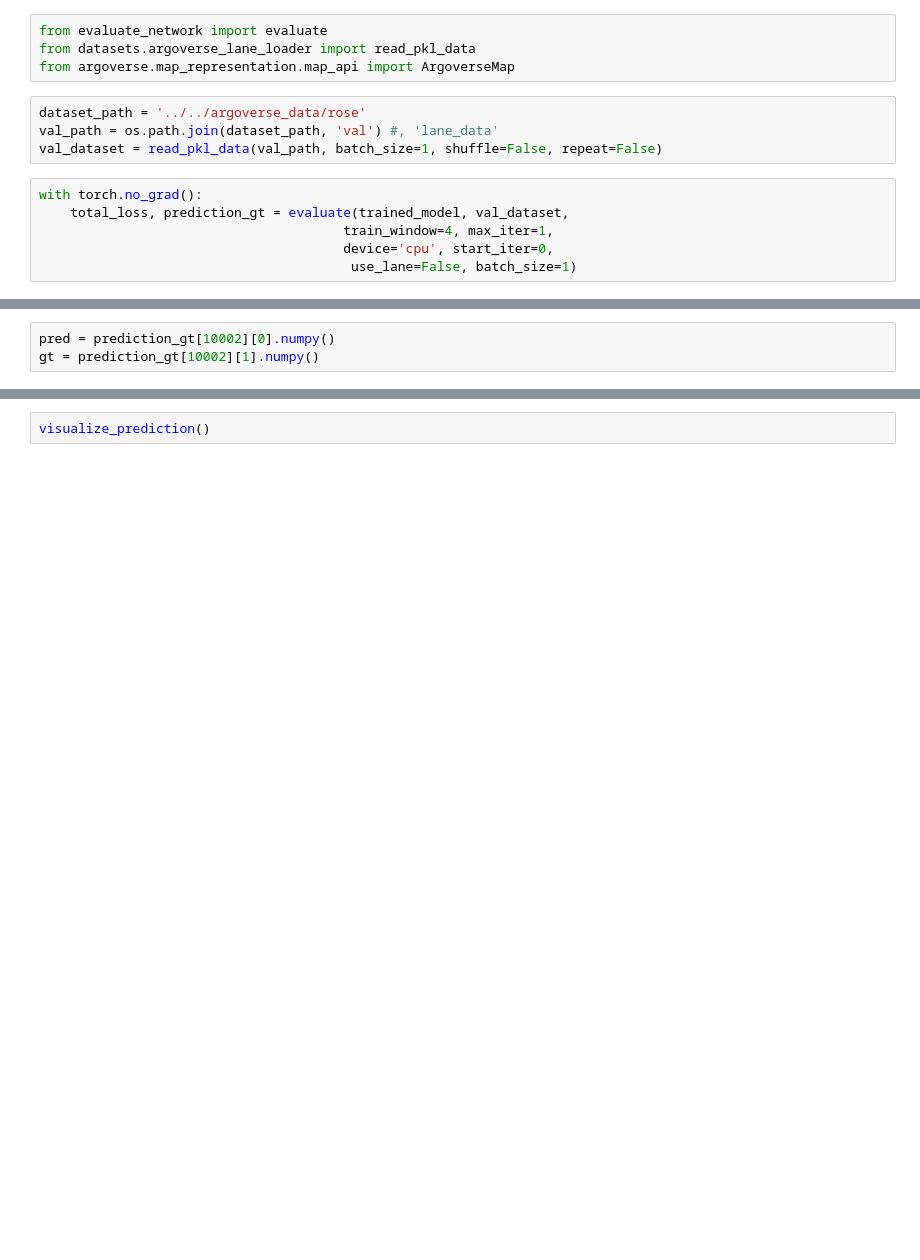
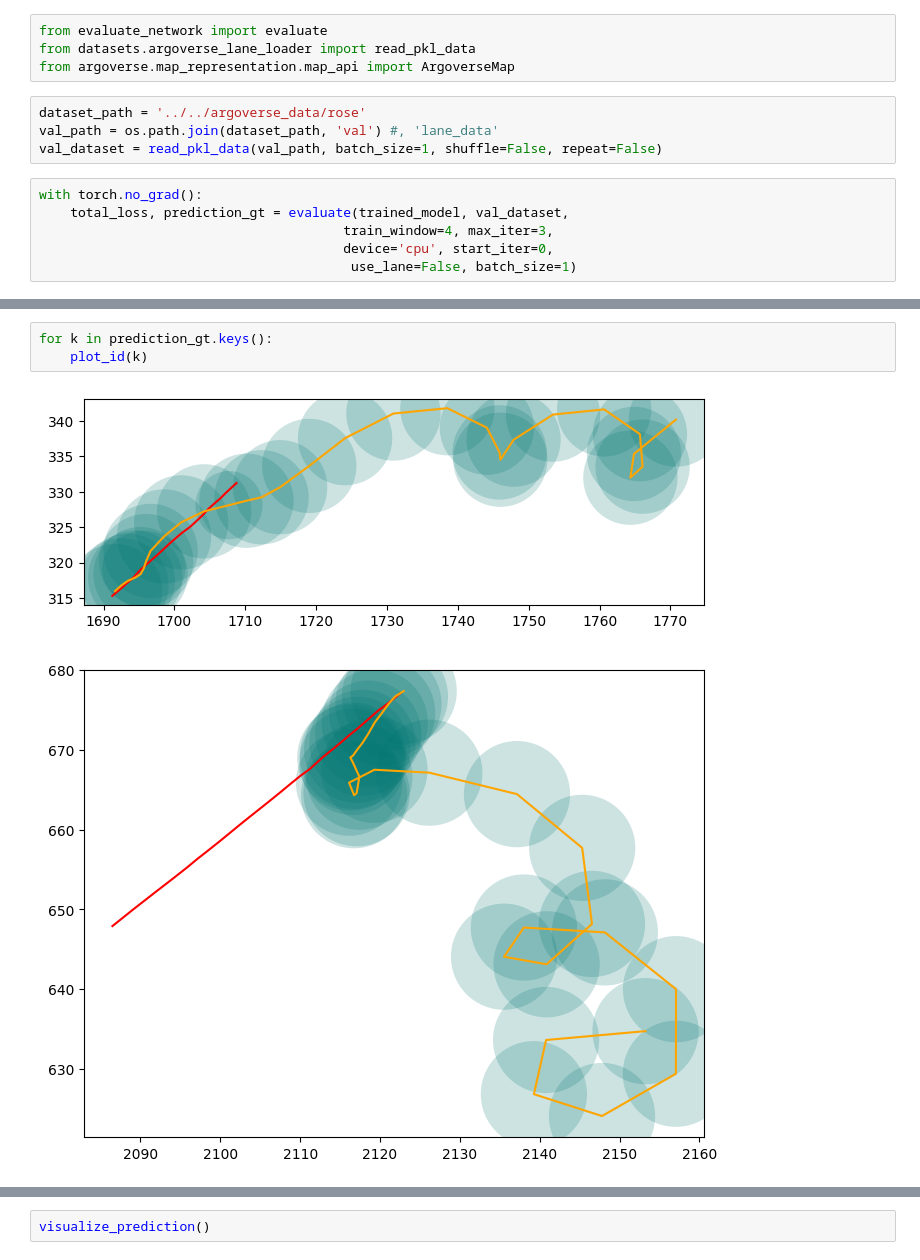
Before and after one commit to huiwenn/misc, a Jupyter notebook: scripts/vis.ipynb, the cells around one changed output, grey strips where cells are left out. Cells and saved outputs as stored; diff of their text form; blank space fills up the shorter version.

```diff
--- a/scripts/vis.ipynb
+++ b/scripts/vis.ipynb
@@ -42,7 +42,7 @@ val_dataset = read_pkl_data(val_path, batch_size=1, shuffle=False, repeat=False)
 # %%
 with torch.no_grad():
     total_loss, prediction_gt = evaluate(trained_model, val_dataset,
-                                       train_window=4, max_iter=1,
+                                       train_window=4, max_iter=3,
                                        device='cpu', start_iter=0,
                                         use_lane=False, batch_size=1)
 # %% [output]
@@ -50,4 +50 @@ evaluating.. 1 {'nll': array(526.3639, dtype=float32), 'ADE': 19.468151, 'ADE_st
 done
-# %%
-pred = prediction_gt[10002][0].numpy()
-gt = prediction_gt[10002][1].numpy()
@@ -85,0 +86,6 @@ plt.show()
+# %%
+for k in prediction_gt.keys():
+    plot_id(k)
+# %% [output]
+[figure, added]
+[figure, added]
```
Also changed, not shown: parts of 5 cells of this notebook, 4 other files.
